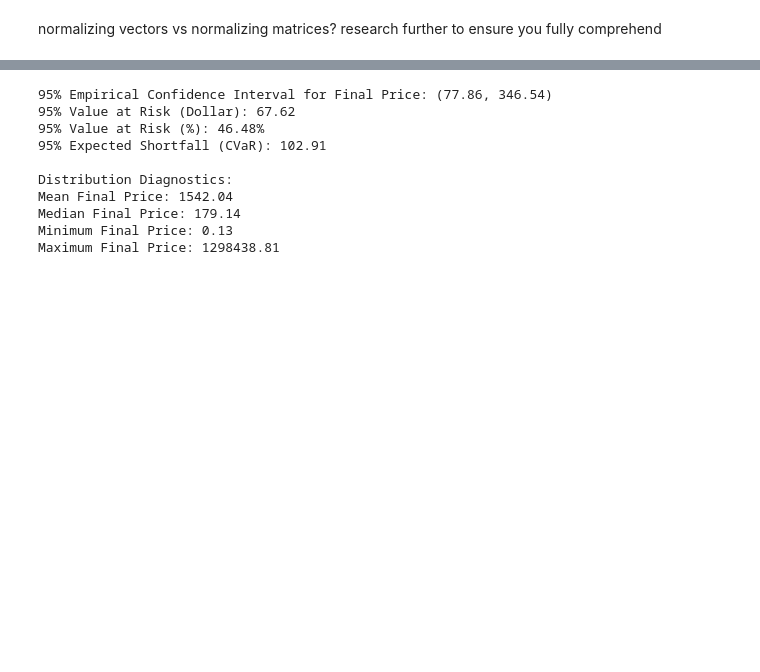
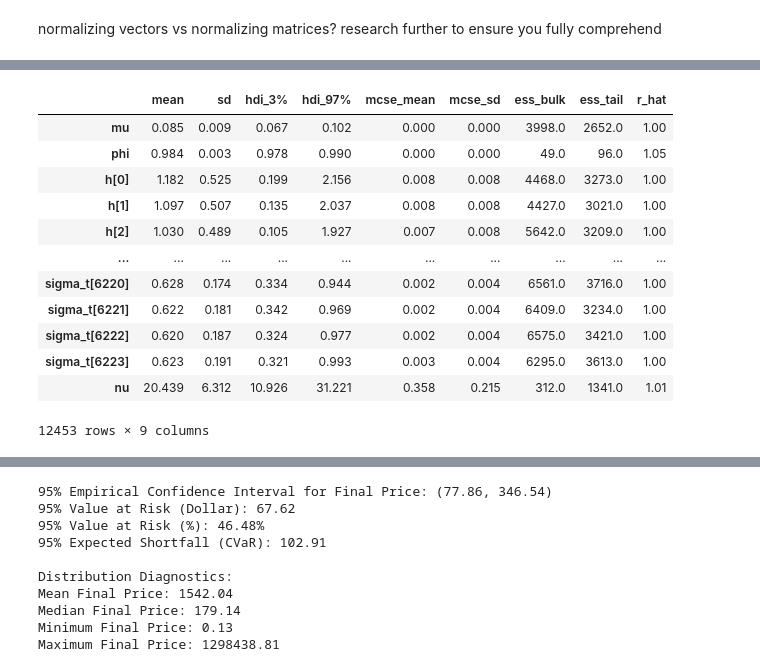
Before and after one commit to codeToad101/Equity-MCMC, a Jupyter notebook: calcVisual.ipynb, the cells around one changed output, grey strips where cells are left out. Saved outputs shown, nothing was run; the diff lists cells and outputs as text; code cells hidden in the pictures; blank space fills up the shorter version.

```diff
--- a/calcVisual.ipynb
+++ b/calcVisual.ipynb
@@ -280,0 +298,17 @@ Std ν: 148929299.31260362
+# %%
+import arviz as az
+az.summary(trace)
+# %% [output]
+|  | mean | sd | hdi_3% | hdi_97% | mcse_mean | mcse_sd | ess_bulk | ess_tail | r_hat |
+| mu | 0.085 | 0.009 | 0.067 | 0.102 | 0.000 | 0.000 | 3998.0 | 2652.0 | 1.00 |
+| phi | 0.984 | 0.003 | 0.978 | 0.990 | 0.000 | 0.000 | 49.0 | 96.0 | 1.05 |
+| h[0] | 1.182 | 0.525 | 0.199 | 2.156 | 0.008 | 0.008 | 4468.0 | 3273.0 | 1.00 |
+| h[1] | 1.097 | 0.507 | 0.135 | 2.037 | 0.008 | 0.008 | 4427.0 | 3021.0 | 1.00 |
+| h[2] | 1.030 | 0.489 | 0.105 | 1.927 | 0.007 | 0.008 | 5642.0 | 3209.0 | 1.00 |
+| ... | ... | ... | ... | ... | ... | ... | ... | ... | ... |
+| sigma_t[6220] | 0.628 | 0.174 | 0.334 | 0.944 | 0.002 | 0.004 | 6561.0 | 3716.0 | 1.00 |
+| sigma_t[6221] | 0.622 | 0.181 | 0.342 | 0.969 | 0.002 | 0.004 | 6409.0 | 3234.0 | 1.00 |
+| sigma_t[6222] | 0.620 | 0.187 | 0.324 | 0.977 | 0.002 | 0.004 | 6575.0 | 3421.0 | 1.00 |
+| sigma_t[6223] | 0.623 | 0.191 | 0.321 | 0.993 | 0.003 | 0.004 | 6295.0 | 3613.0 | 1.00 |
+| nu | 20.439 | 6.312 | 10.926 | 31.221 | 0.358 | 0.215 | 312.0 | 1341.0 | 1.01 |
+12453 rows × 9 columns
```
Also changed, not shown: parts of 10 cells of this notebook.
